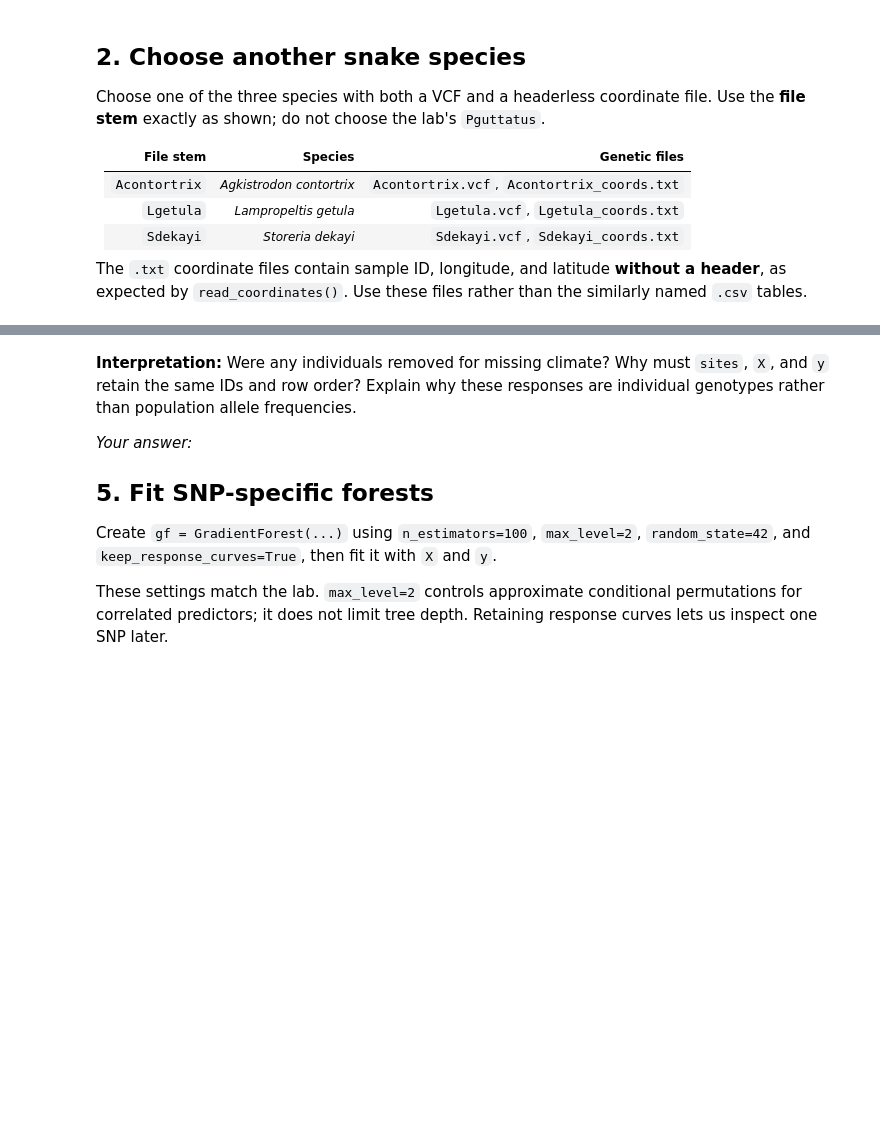
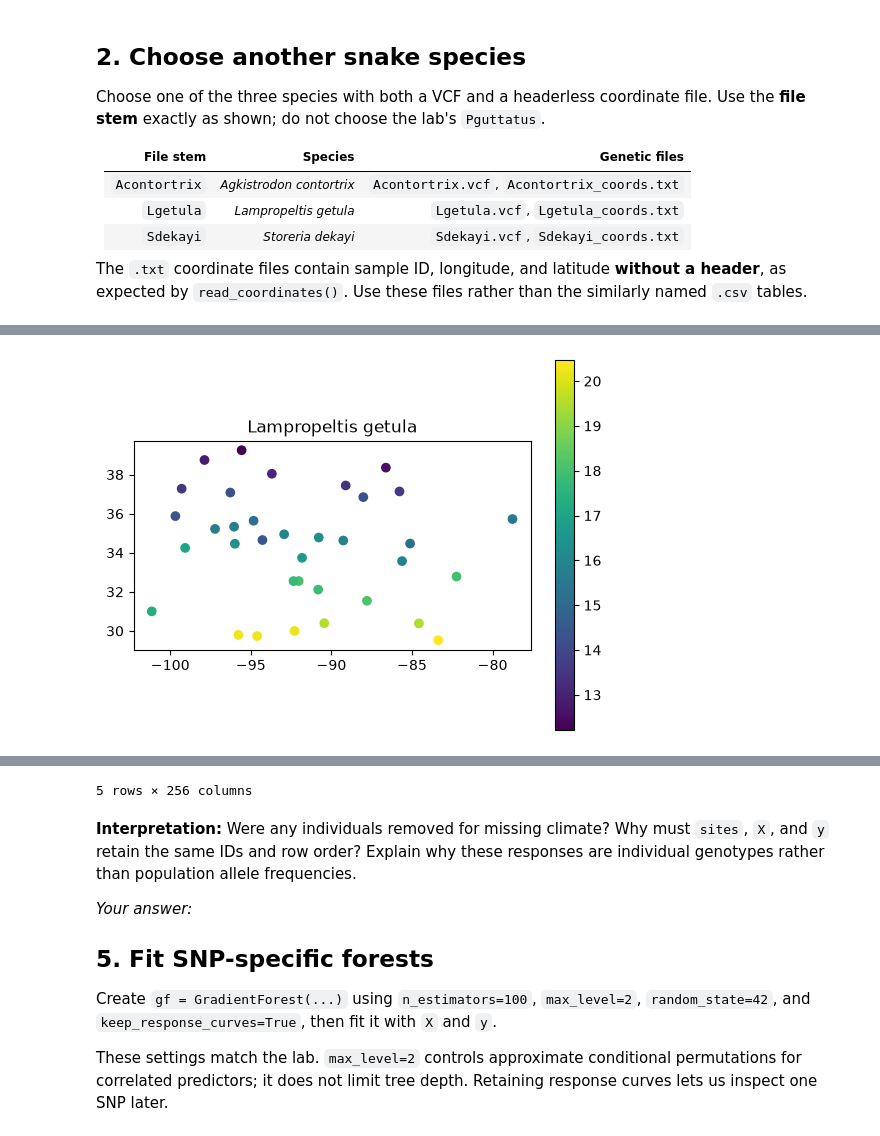
Before and after one commit to meganklutts/BIO597-SpatialBiodiversity, a Jupyter notebook: docs/assignments/Assignment-09-GradientForest.ipynb, the cells around one changed output, grey strips where cells are left out. Drawn from its saved outputs; the diff is of its cells as text; code cells hidden in the pictures; blank space fills up the shorter version.

```diff
--- a/docs/assignments/Assignment-09-GradientForest.ipynb
+++ b/docs/assignments/Assignment-09-GradientForest.ipynb
@@ -109,6 +137,8 @@ Extract all 19 climate variables at the sample locations. The provided code remo
 
 `sample_environment()` reprojects points to the raster CRS and samples raster values at those locations. It also remembers the source directory and sampling region for mapping.
 # %%
+bioclim_dir = "/home/jovyan/shared/bioclim"
+
 n_before = len(sites)
 X = sample_environment(bioclim_dir, sites, drop_missing=True)
 y = genotypes.dosage.to_pandas().loc[X.index]
@@ -127,3 +169,11 @@ X.head()
 # %%
 # Map sites colored by X["bio1"] with a legend and species title.
 # Inspect y.head() to confirm that SNPs are columns and individuals are rows.
+
+ax = sites.plot(column=X["bio1"], legend=True)
+ax.set_title(species_name)
+plt.show()
+
+y.head()
+# %% [output]
+[figure, added]
@@ -130,3 +187,4 @@ X.head()
+5 rows × 256 columns
 # %% [markdown]
 **Interpretation:** Were any individuals removed for missing climate? Why must `sites`, `X`, and `y` retain the same IDs and row order? Explain why these responses are individual genotypes rather than population allele frequencies.
 
```
Also changed, not shown: parts of 19 cells of this notebook.
